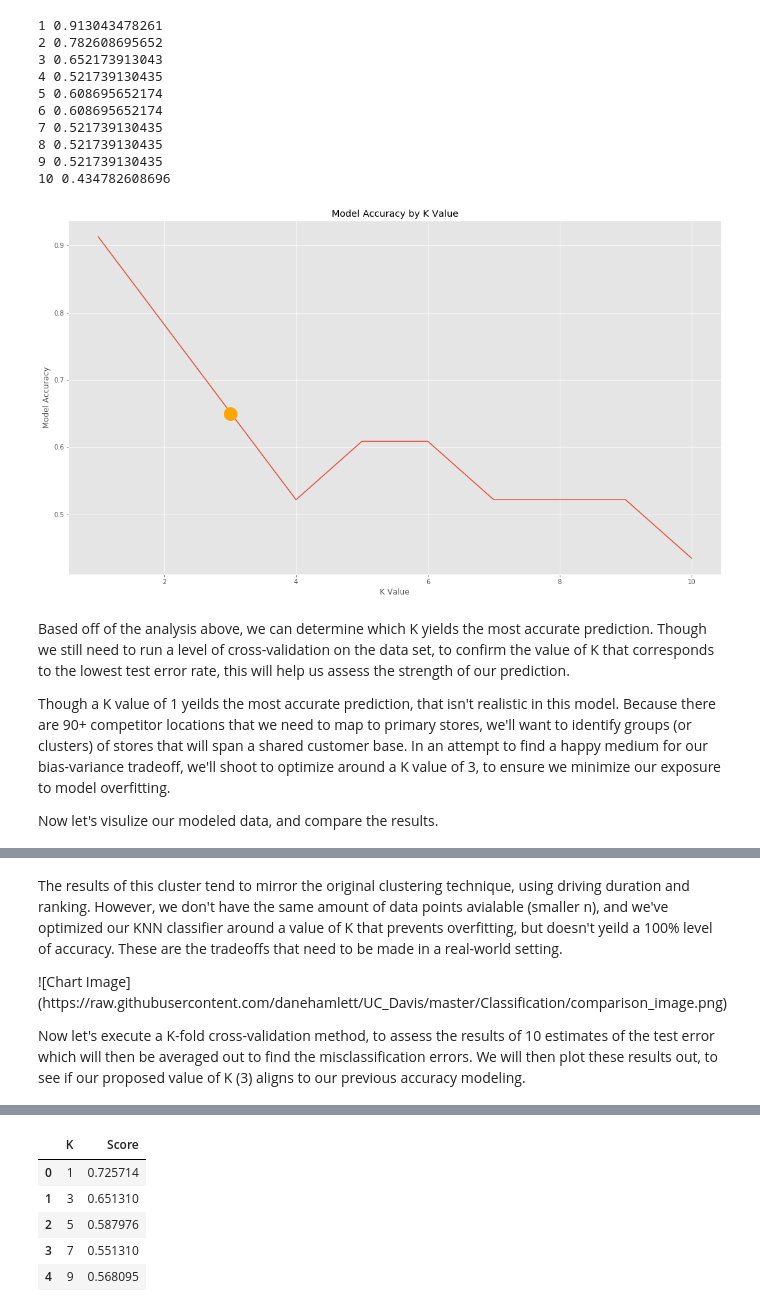
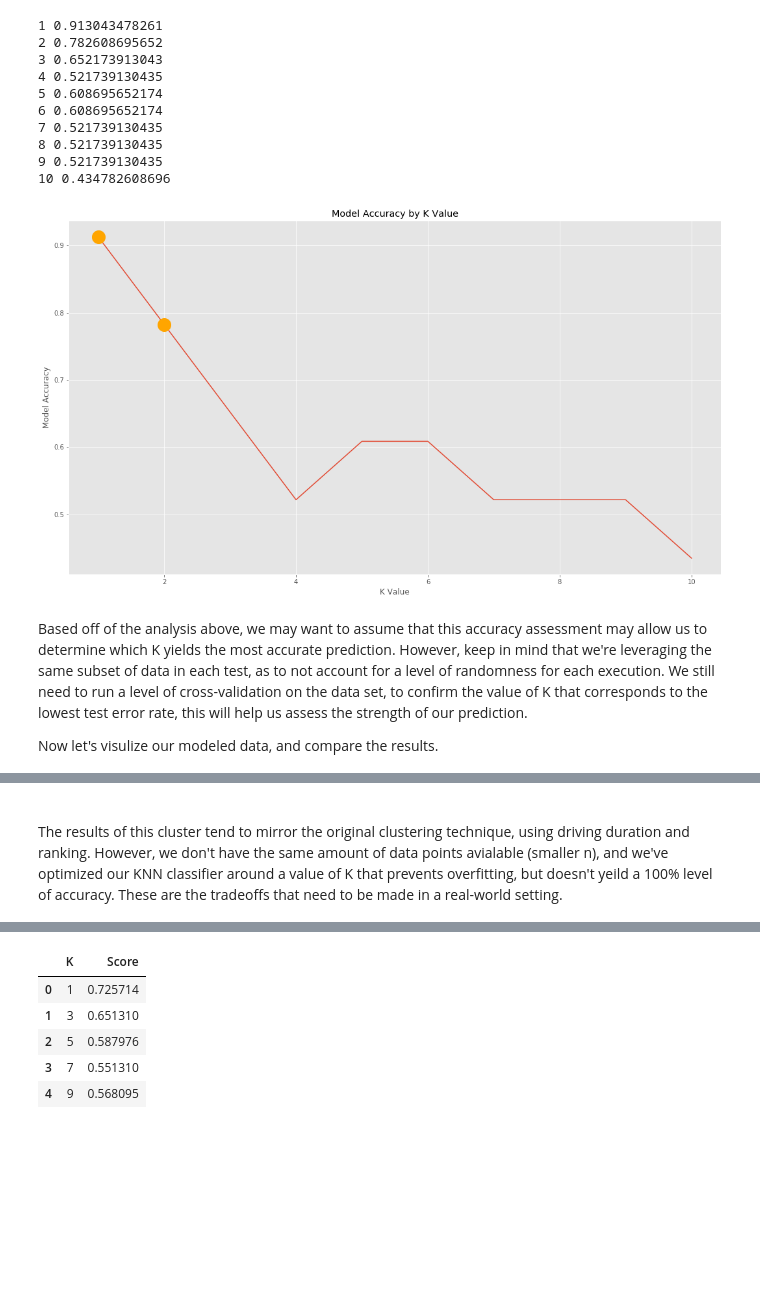
Before and after one commit to danehamlett/UC_Davis, a Jupyter notebook: Classification/Retail Store Clustering Using KNN.ipynb, the cells around one changed output, grey strips where cells are left out. Cells and saved outputs as stored; diff of their text form; code cells hidden in the pictures; blank space fills up the shorter version.

```diff
--- a/Classification/Retail Store Clustering Using KNN.ipynb
+++ b/Classification/Retail Store Clustering Using KNN.ipynb
@@ -400,18 +400,17 @@ for k in k_values:
 # %%
 # Plot model accuracy, based off of new values of k
 plt.figure(figsize=(18,10))
 plt.plot(k_values, accuracy_list)
 plt.title('Model Accuracy by K Value')
 plt.xlabel('K Value')
 plt.ylabel('Model Accuracy')
-plt.plot(3, .65, marker='o', markersize=20, color='orange')
+plt.plot(1, .9130, marker='o', markersize=20, color='orange')
+plt.plot(2, .7826, marker='o', markersize=20, color='orange')
 plt.show()
 # %% [output]
-[figure, old version]
+[figure, new version]
 # %% [markdown]
-Based off of the analysis above, we can determine which K yields the most accurate prediction. Though we still need to run a level of cross-validation on the data set, to confirm the value of K that corresponds to the lowest test error rate, this will help us assess the strength of our prediction.
-<p></p>
-Though a K value of 1 yeilds the most accurate prediction, that isn't realistic in this model. Because there are 90+ competitor locations that we need to map to primary stores, we'll want to identify groups (or clusters) of stores that will span a shared customer base. In an attempt to find a happy medium for our bias-variance tradeoff, we'll shoot to optimize around a K value of 3, to ensure we minimize our exposure to model overfitting.
+Based off of the analysis above, we may want to assume that this accuracy assessment may allow us to determine which K yields the most accurate prediction. However, keep in mind that we're leveraging the same subset of data in each test, as to not account for a level of randomness for each execution. We still need to run a level of cross-validation on the data set, to confirm the value of K that corresponds to the lowest test error rate, this will help us assess the strength of our prediction.
 <p></p>
 Now let's visulize our modeled data, and compare the results.
 # %%
@@ -431,8 +430,5 @@ cluster_map
 # %% [output]
 [interactive output not drawn]
 # %% [markdown]
+<br>
 The results of this cluster tend to mirror the original clustering technique, using driving duration and ranking. However, we don't have the same amount of data points avialable (smaller n), and we've optimized our KNN classifier around a value of K that prevents overfitting, but doesn't yeild a 100% level of accuracy. These are the tradeoffs that need to be made in a real-world setting.
-<p></p>
-![Chart Image](https://raw.githubusercontent.com/danehamlett/UC_Davis/master/Classification/comparison_image.png)
-<p></p>
-Now let's execute a K-fold cross-validation method, to assess the results of 10 estimates of the test error which will then be averaged out to find the misclassification errors. We will then plot these results out, to see if our proposed value of K (3) aligns to our previous accuracy modeling.
```
Also changed, not shown: parts of 11 cells of this notebook.
